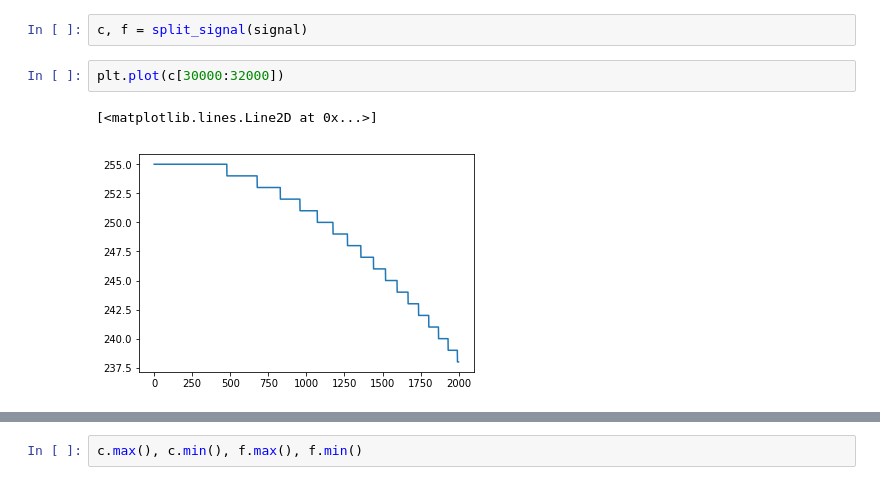
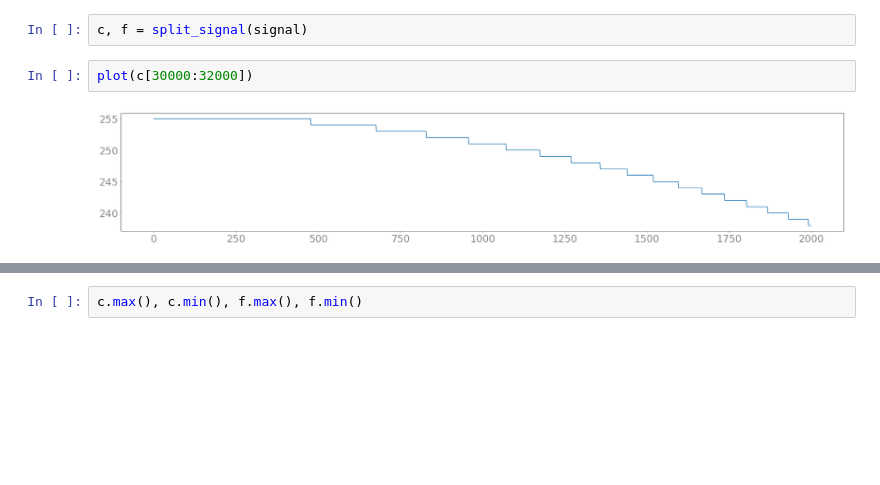
Before and after one commit to geneing/ForwardTacotron, a Jupyter notebook: NB1 - Fit a Sine Wave.ipynb, the cells around one changed output, grey strips where cells are left out. Drawn from its saved outputs; the diff is of its cells as text; blank space fills up the shorter version.

```diff
--- a/NB1 - Fit a Sine Wave.ipynb
+++ b/NB1 - Fit a Sine Wave.ipynb
@@ -39,8 +39,7 @@ def split_signal(x) :
 # %%
 c, f = split_signal(signal)
 # %%
-plt.plot(c[30000:32000])
+plot(c[30000:32000])
 # %% [output]
-[<matplotlib.lines.Line2D at 0x...>]
-[figure, old version]
+[figure, new version]
 # %%
```
Also changed, not shown: parts of 21 cells of this notebook, 15 other files.
